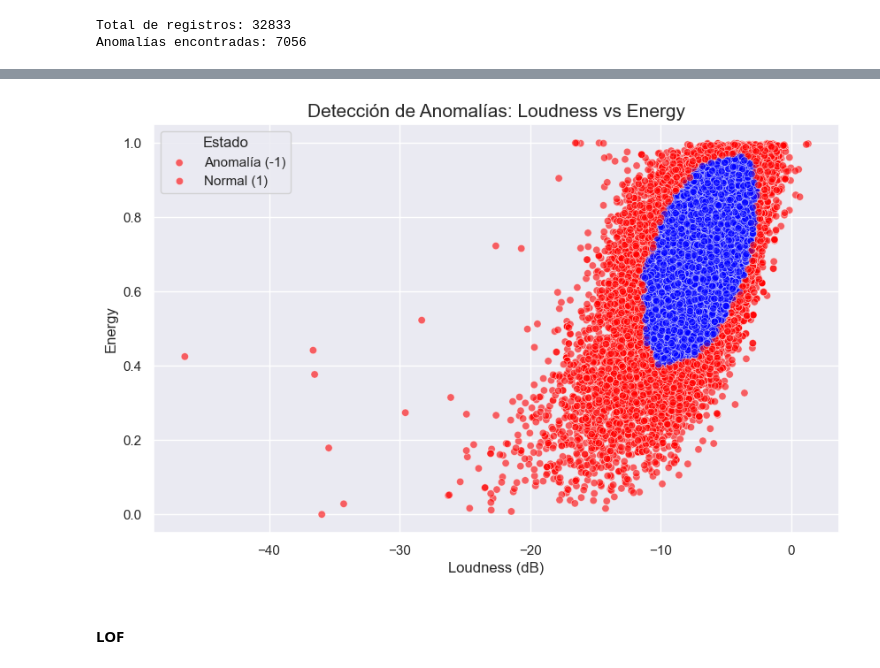
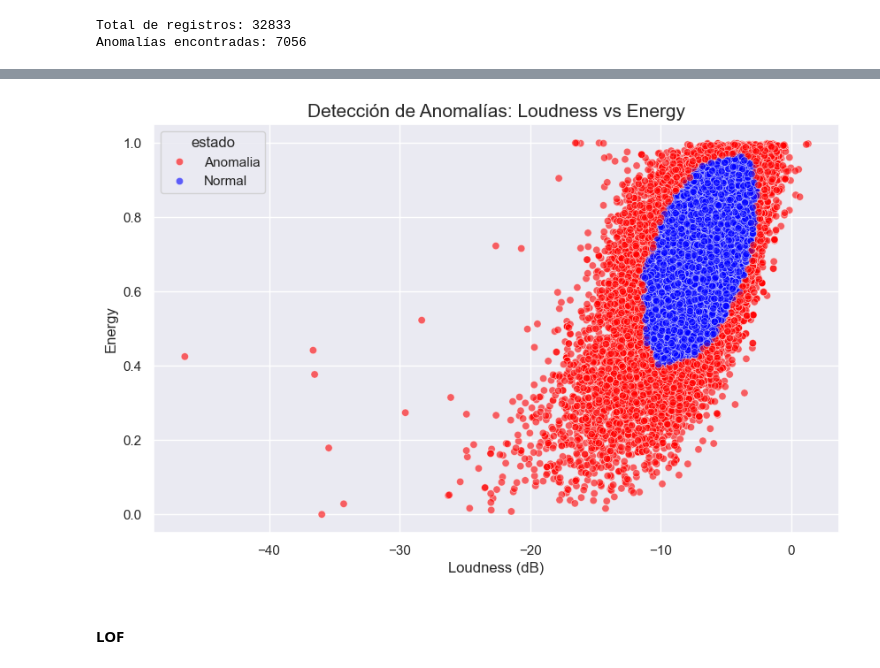
Before and after one commit to juanpablocarrillohortua/Proyecto_Data_Mining_UEC, a Jupyter notebook: notebooks/EDA_&_1st_part_notebook.ipynb, the cells around one changed output, grey strips where cells are left out. Drawn from its saved outputs; the diff is of its cells as text; code cells hidden in the pictures.

```diff
--- a/notebooks/EDA_&_1st_part_notebook.ipynb
+++ b/notebooks/EDA_&_1st_part_notebook.ipynb
@@ -1313,3 +1313,7 @@ print(f"Anomalías encontradas: {len(anomalias)}")
 # %% [output]
 Total de registros: 32833
 Anomalías encontradas: 7056
+# %%
+estados = {-1:'Anomalia', 1:'Normal'}
+df_analisis['estado'] = df_analisis['anomaly_label'].map(estados)
+df_analisis['estado']
@@ -1316,27 +1333,22 @@ Anomalías encontradas: 7056
 # %%
-# Configurar el estilo
-sns.set_theme(style="darkgrid")
-
-# Crear el gráfico de dispersión
 plt.figure(figsize=(10, 6))
 sns.scatterplot(
     data=df_analisis,
     x='loudness',
     y='energy',
-    hue='anomaly_label',
-    palette={1: "blue", -1: "red"}, # Azul para normales, Rojo para anomalías
+    hue='estado',
+    palette={'Normal': "blue", 'Anomalia': "red"}, # Mapeo directo
     alpha=0.6
 )
 
 # Personalización
 plt.title('Detección de Anomalías: Loudness vs Energy', fontsize=15)
 plt.xlabel('Loudness (dB)', fontsize=12)
 plt.ylabel('Energy', fontsize=12)
-plt.legend(title='Estado', labels=['Anomalía (-1)', 'Normal (1)'])
 
 plt.show()
 # %% [output]
-[figure, old version]
+[figure, new version]
 # %% [markdown]
 #### LOF
 # %% [markdown]
```
Also changed, not shown: parts of 10 cells of this notebook, 2 other files.
